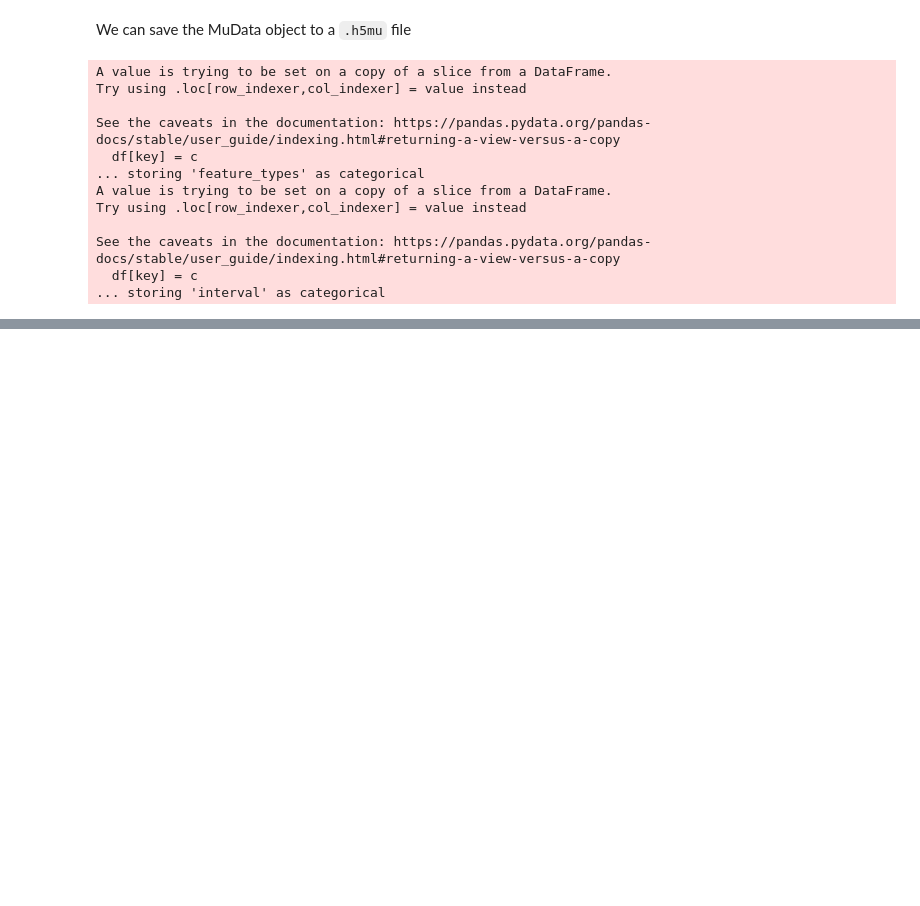
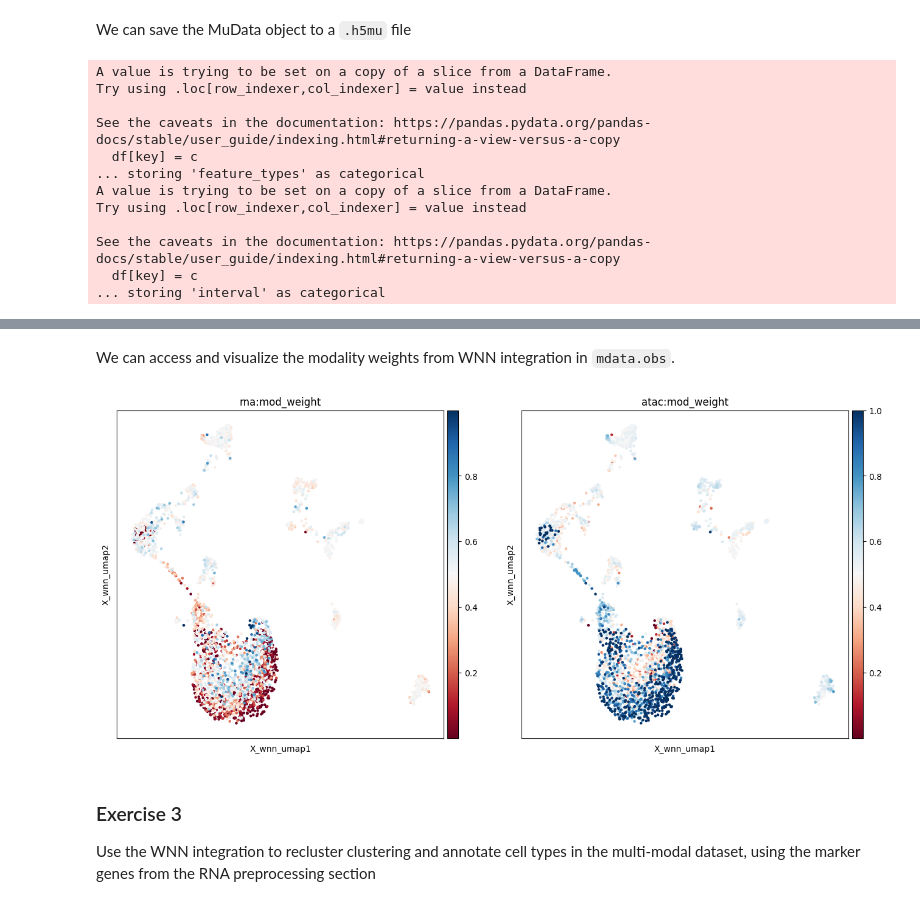
Before and after one commit to emdann/systems-bio-sc-multiomics-2022, a Jupyter notebook: sc_multiomics_tutorial_muon.ipynb, the cells around one changed output, grey strips where cells are left out. Saved outputs shown, nothing was run; the diff lists cells and outputs as text; code cells hidden in the pictures; blank space fills up the shorter version.

Commit message:
adding integration part

```diff
--- a/sc_multiomics_tutorial_muon.ipynb
+++ b/sc_multiomics_tutorial_muon.ipynb
@@ -491,0 +555,10 @@ See the caveats in the documentation: https://pandas.pydata.org/pandas-docs/stab
+# %% [markdown]
+We can access and visualize the modality weights from WNN integration in `mdata.obs`.
+# %%
+mu.pl.embedding(mdata, basis="X_wnn_umap", color=['rna:mod_weight', 'atac:mod_weight'], legend_loc='on data', cmap='RdBu', vcenter=0.5)
+# %% [output]
+[figure, added]
+# %% [markdown]
+### Exercise 3
+
+Use the WNN integration to recluster clustering and annotate cell types in the multi-modal dataset, using the marker genes from the RNA preprocessing section
```
Also changed, not shown: parts of 13 cells of this notebook, 1 other file.
